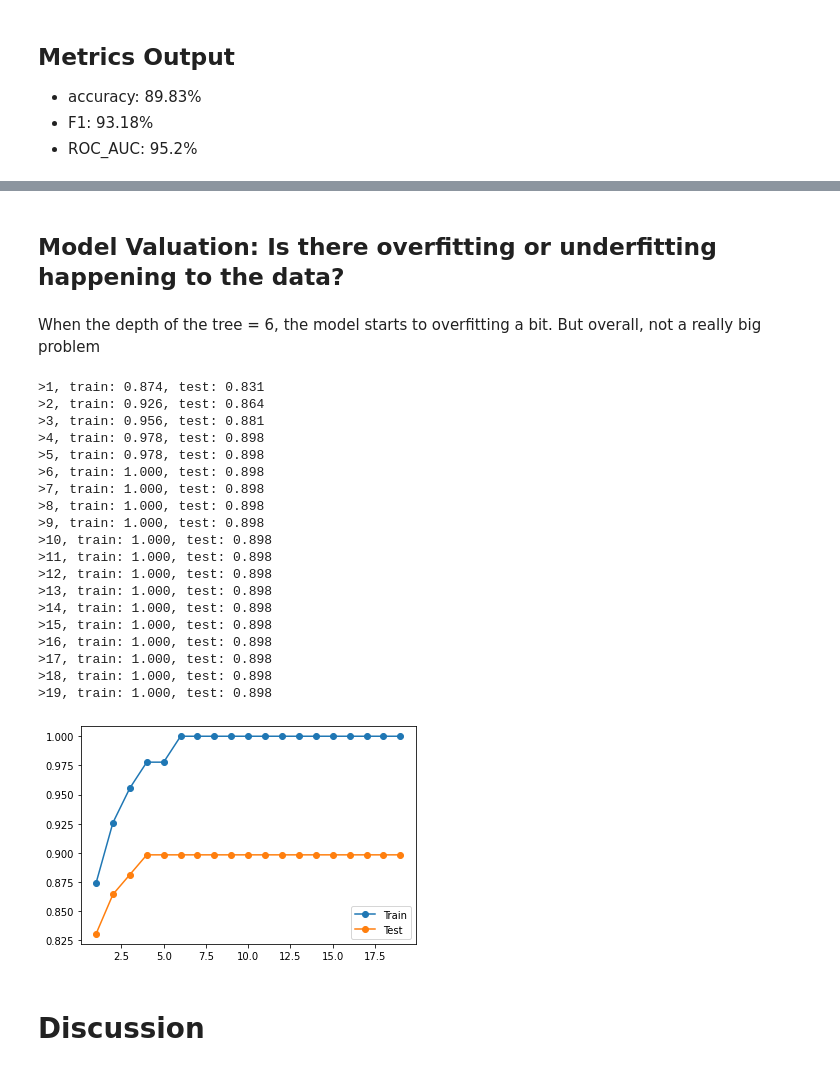
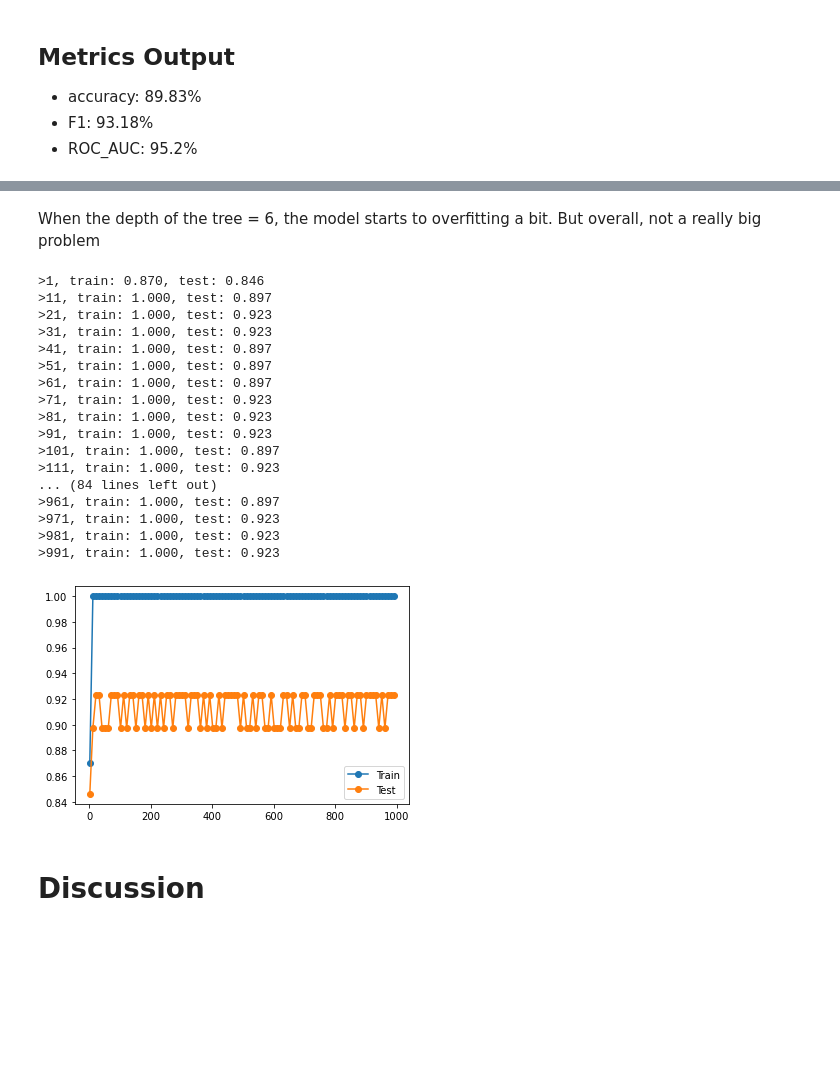
Before and after one commit to qmao520/phys704, a Jupyter notebook: ML_notebooks/RF_petra.ipynb, the cells around one changed output, grey strips where cells are left out. Saved outputs shown, nothing was run; the diff lists cells and outputs as text; code cells hidden in the pictures; blank space fills up the shorter version.

```diff
--- a/ML_notebooks/RF_petra.ipynb
+++ b/ML_notebooks/RF_petra.ipynb
@@ -36,4 +36,4 @@ X = data[['ug', 'ur', 'ui', 'uz', 'uj', 'uk', 'uw1', 'uw2', 'gr',
 y = data['class_bin']
 # %%
 from sklearn.model_selection import train_test_split
-X_train,X_test,y_train,y_test = train_test_split(X,y,test_size = 0.3, random_state = 1)
+X_train,X_test,y_train,y_test = train_test_split(X,y,test_size = 0.2, random_state = 1)
@@ -63,0 +82,23 @@ y_pred = clf.predict(X_test)
+# %%
+# We can now retrieve the set of best parameters identified and test our model using the best dictionary created during training.
+# Some of the parameters have been stored in the best dictionary numerically using indices,
+# therefore, we need first to convert them back as strings before input them in our Random Forest.
+
+from sklearn.metrics import confusion_matrix, classification_report,accuracy_score
+
+
+crit = {0: 'entropy', 1: 'gini'}
+feat = {0: 'auto', 1: 'sqrt', 2: 'log2', 3: None}
+est = {0: 10, 1: 50, 2: 300, 3: 750, 4: 1200}
+
+trainedforest = RandomForestClassifier(criterion = crit[best['criterion']],
+                                       max_depth = best['max_depth'],
+                                       max_features = feat[best['max_features']],
+                                       min_samples_leaf = best['min_samples_leaf'],
+                                       min_samples_split = best['min_samples_split'],
+                                       n_estimators = est[best['n_estimators']]
+                                      ).fit(X_train,y_train)
+predictionforest = trainedforest.predict(X_test)
+print(confusion_matrix(y_test,predictionforest))
+print(classification_report(y_test,predictionforest))
+acc5 = accuracy_score(y_test,predictionforest)
@@ -209,60 +269,56 @@ No handles with labels found to put in legend.
-# %% [markdown]
-## Model Valuation: Is there overfitting or underfitting happening to the data?
 # %% [markdown]
 When the depth of the tree = 6, the model starts to overfitting a bit. But overall, not a really big problem
 # %%
 train_scores, test_scores = list(), list()
 
 # define the tree depths to evaluate
-values = [i for i in range(1, 20)]
+values = [i for i in range(1, 1000,10)]
 # evaluate a decision tree for each depth
 for i in values:
     # configure the model
-    model = RandomForestClassifier(
-    max_depth=i,
-    n_estimators = 914,
-    criterion = "gini",
-    max_features = "log2",
-    class_weight = "balanced_subsample")
+    model = RandomForestClassifier(criterion = crit[best['criterion']],
+                                       max_depth = i,
+                                       max_features = feat[best['max_features']],
+                                       min_samples_leaf = best['min_samples_leaf'],
+                                       min_samples_split = best['min_samples_split'],
+                                       n_estimators = est[best['n_estimators']])
     # fit model on the training dataset
     model.fit(X_train, y_train)
     # evaluate on the train dataset
     train_yhat = model.predict(X_train)
     train_acc = metrics.accuracy_score(y_train, train_yhat)
     train_scores.append(train_acc)
     # evaluate on the test dataset
     test_yhat = model.predict(X_test)
     test_acc = metrics.accuracy_score(y_test, test_yhat)
     test_scores.append(test_acc)
     # summarize progress
     print('>%d, train: %.3f, test: %.3f' % (i, train_acc, test_acc))
 
 # plot of train and test scores vs tree depth
 plt.plot(values, train_scores, '-o', label='Train')
 plt.plot(values, test_scores, '-o', label='Test')
 plt.legend()
 plt.show()
 # %% [output]
->1, train: 0.874, test: 0.831
->2, train: 0.926, test: 0.864
->3, train: 0.956, test: 0.881
->4, train: 0.978, test: 0.898
->5, train: 0.978, test: 0.898
->6, train: 1.000, test: 0.898
->7, train: 1.000, test: 0.898
->8, train: 1.000, test: 0.898
->9, train: 1.000, test: 0.898
->10, train: 1.000, test: 0.898
->11, train: 1.000, test: 0.898
->12, train: 1.000, test: 0.898
->13, train: 1.000, test: 0.898
->14, train: 1.000, test: 0.898
->15, train: 1.000, test: 0.898
->16, train: 1.000, test: 0.898
->17, train: 1.000, test: 0.898
->18, train: 1.000, test: 0.898
->19, train: 1.000, test: 0.898
+>1, train: 0.870, test: 0.846
+>11, train: 1.000, test: 0.897
+>21, train: 1.000, test: 0.923
+>31, train: 1.000, test: 0.923
+>41, train: 1.000, test: 0.897
+>51, train: 1.000, test: 0.897
+>61, train: 1.000, test: 0.897
+>71, train: 1.000, test: 0.923
+>81, train: 1.000, test: 0.923
+>91, train: 1.000, test: 0.923
+>101, train: 1.000, test: 0.897
+>111, train: 1.000, test: 0.923
+... (84 lines left out)
+>961, train: 1.000, test: 0.897
+>971, train: 1.000, test: 0.923
+>981, train: 1.000, test: 0.923
+>991, train: 1.000, test: 0.923
-[figure, old version]
+[figure, new version]
 # %% [markdown]
 # Discussion
 # %%
```
Also changed, not shown: parts of 16 cells of this notebook, 10 other files.
